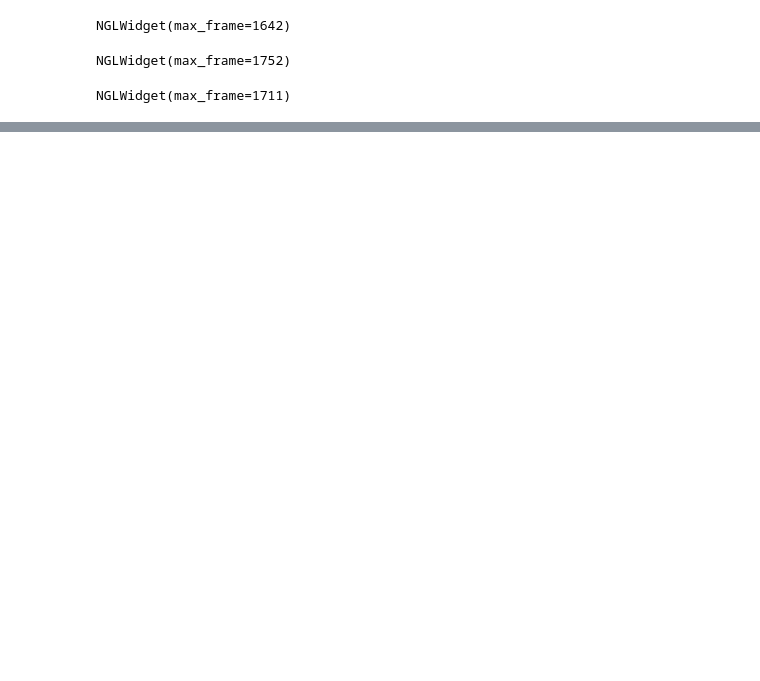
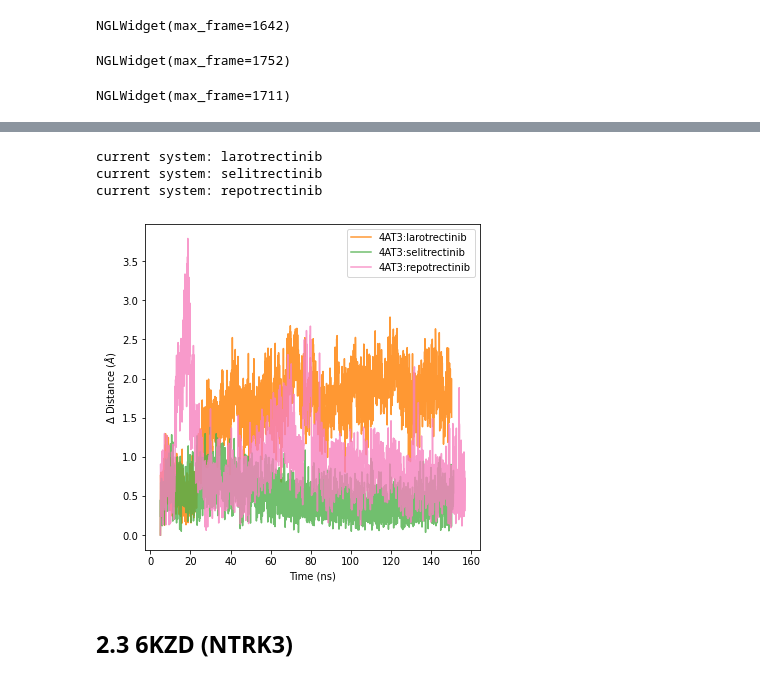
Before and after one commit to openkinome/study-ntrk-resistance, a Jupyter notebook: notebooks/md/md.ipynb, the cells around one changed output, grey strips where cells are left out. Drawn from its saved outputs; the diff is of its cells as text; code cells hidden in the pictures; blank space fills up the shorter version.

```diff
--- a/notebooks/md/md.ipynb
+++ b/notebooks/md/md.ipynb
@@ -200,0 +272,10 @@ for sel, syst in zip(inhib_resnames, ntrk1_systems):
+# %%
+# Looking at how much the inhibtor's centre of geometry moves from the original docked pose
+delta_cog_inhib('4AT3', ntrk2_systems_cent)
+# %% [output]
+current system: larotrectinib
+current system: selitrectinib
+current system: repotrectinib
+[figure, added]
+# %% [markdown]
+## 2.3 6KZD (NTRK3)
```
Also changed, not shown: parts of 19 cells of this notebook.
